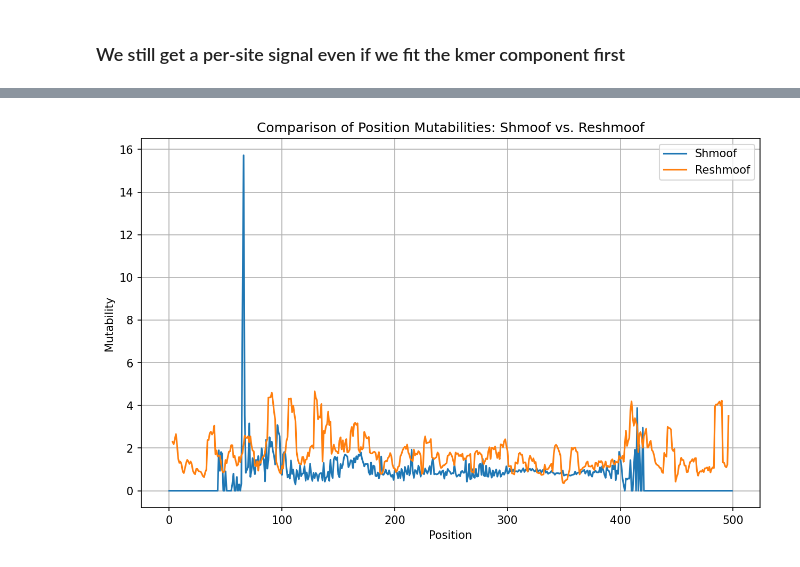
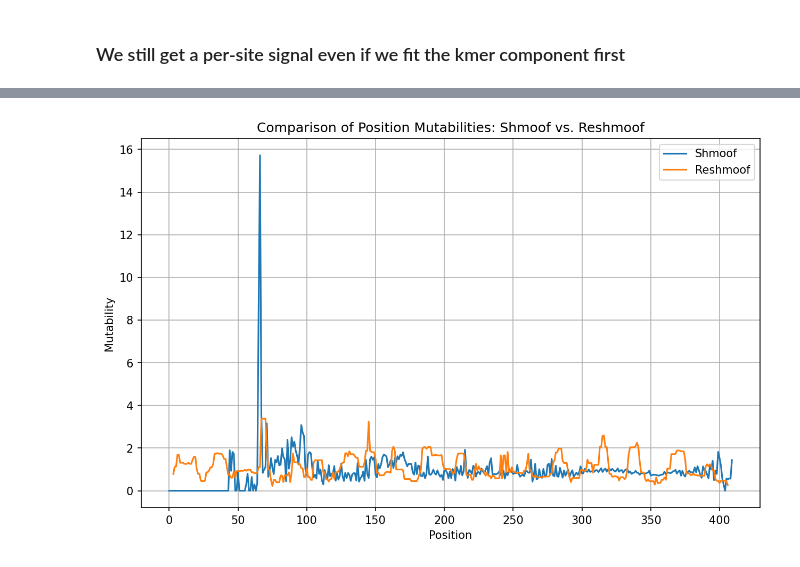
Before and after one commit to matsengrp/thrifty-experiments-1, a Jupyter notebook: human/reshmoof.ipynb, the cells around one changed output, grey strips where cells are left out. Cells and saved outputs as stored; diff of their text form; code cells hidden in the pictures.

```diff
--- a/human/reshmoof.ipynb
+++ b/human/reshmoof.ipynb
@@ -35,7 +35,7 @@ train_df, val_df = train_val_dfs_of_nickname('shmoof_small')
 Interpreting shmoof_small as a shmoof dataset
 # %%
 kmer_length = 5
-site_count = 500
+site_count = 410
 weight_decay = 1e-6
 
 train_dataset = framework.SHMoofDataset(train_df, kmer_length=kmer_length, site_count=site_count)
@@ -92,17 +134,0 @@ plot_motif_mutabilities(shmoof_motifs, reshmoof_motifs)
-# %%
-def plot_position_mutabilities(shmoof_positions, reshmoof_positions):
-    merged_positions = pd.merge(shmoof_positions, reshmoof_positions, on='Position', suffixes=('_shmoof', '_reshmoof'))
-    merged_positions.sort_values(by='Position', inplace=True)
-
-    # Line plot
-    plt.figure(figsize=(10, 6))
-    plt.plot(merged_positions['Position'], merged_positions['Mutability_shmoof'], label='Shmoof')
-    plt.plot(merged_positions['Position'], merged_positions['Mutability_reshmoof'], label='Reshmoof')
-    plt.xlabel('Position')
-    plt.ylabel('Mutability')
-    #plt.ylim(0, 5)
-
-    plt.title('Comparison of Position Mutabilities: Shmoof vs. Reshmoof')
-    plt.legend()
-    plt.grid(True)
-    plt.show()
@@ -213,10 +229,10 @@ plot_position_mutabilities(shmoof_positions, reshmoof_positions)
 # %%
 # take a sliding window of width 7 and apply to reshmoof_positions
 reshmoof_positions_sliding = reshmoof_positions.copy()
-reshmoof_positions_sliding["Mutability"] = reshmoof_positions["Mutability"].rolling(window=7, center=True).mean()
+reshmoof_positions_sliding["Mutability"] = reshmoof_positions["Mutability"].rolling(window=7, center=True).median()
 plot_position_mutabilities(shmoof_positions, reshmoof_positions_sliding)
 # %% [output]
-[figure, old version]
+[figure, new version]
 # %%
 regularization_coeffs = [0, 1e-8, 1e-7, 1e-6, 1e-5, 1e-4]
 results = []
```
Also changed, not shown: parts of 12 cells of this notebook.
